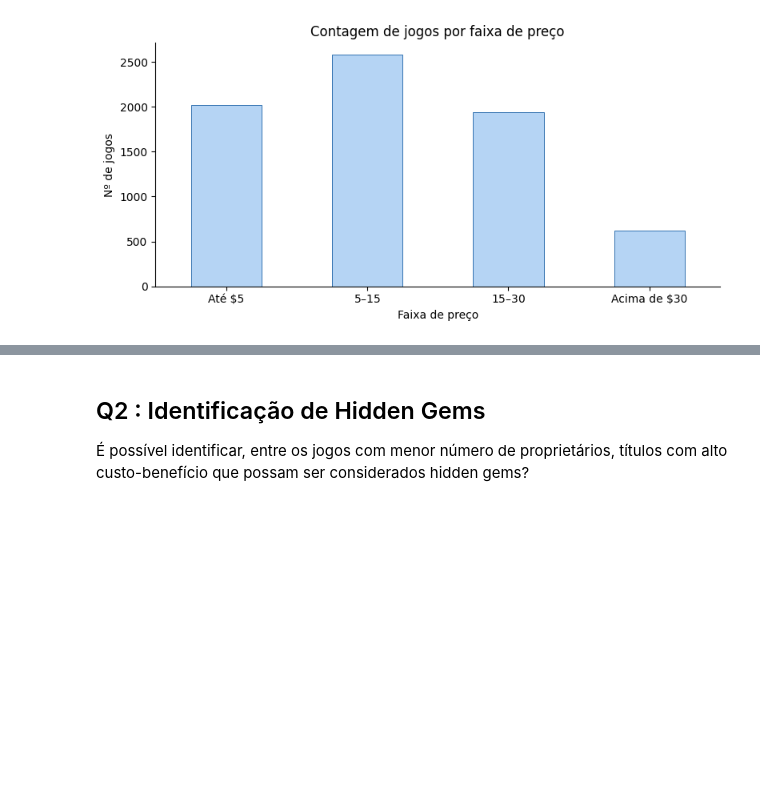
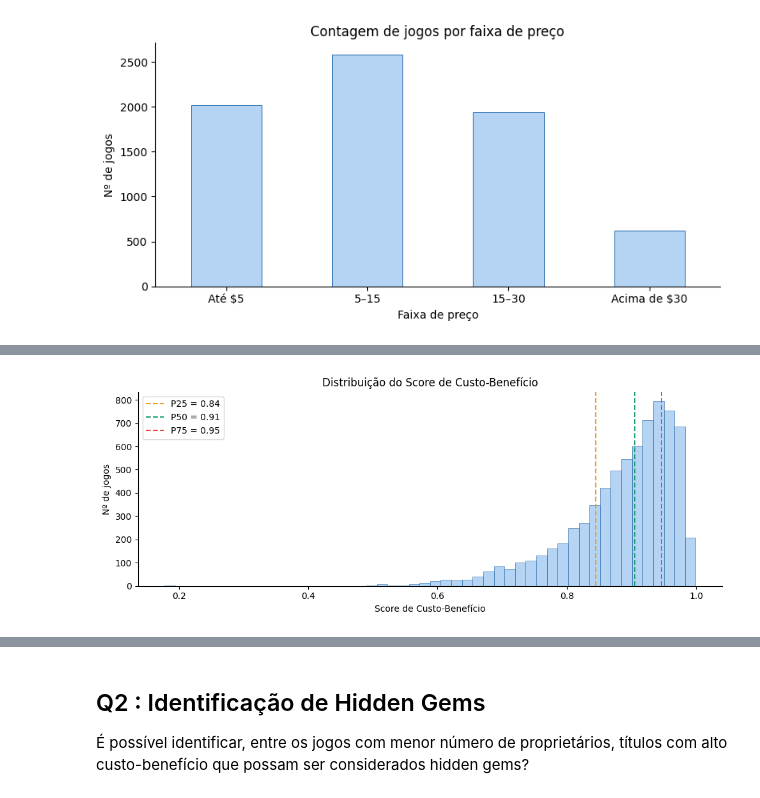
Before and after one commit to wagnerquadros/anaise_dados_steam, a Jupyter notebook: aed.ipynb, the cells around one changed output, grey strips where cells are left out. Drawn from its saved outputs; the diff is of its cells as text; code cells hidden in the pictures; blank space fills up the shorter version.

```diff
--- a/aed.ipynb
+++ b/aed.ipynb
@@ -95,0 +103,23 @@
+# %%
+p25 = df['score_cb'].quantile(0.25)
+p50 = df['score_cb'].quantile(0.50)
+p75 = df['score_cb'].quantile(0.75)
+
+fig, ax = plt.subplots(figsize=(10, 4))
+
+ax.hist(df['score_cb'].dropna(), bins=50,
+        color='#B5D4F4', edgecolor='#185FA5', linewidth=0.4)
+
+ax.axvline(p25, color='#EF9F27', linestyle='--', linewidth=1.5, label=f'P25 = {p25:.2f}')
+ax.axvline(p50, color='#1D9E75', linestyle='--', linewidth=1.5, label=f'P50 = {p50:.2f}')
+ax.axvline(p75, color='#E24B4A', linestyle='--', linewidth=1.5, label=f'P75 = {p75:.2f}')
+
+ax.set_xlabel('Score de Custo-Benefício')
+ax.set_ylabel('Nº de jogos')
+ax.set_title('Distribuição do Score de Custo-Benefício')
+ax.legend(fontsize=10)
+ax.spines[['top', 'right']].set_visible(False)
+plt.tight_layout()
+plt.show()
+# %% [output]
+[figure, added]
```
Also changed, not shown: parts of 28 cells of this notebook, 1 other file.
